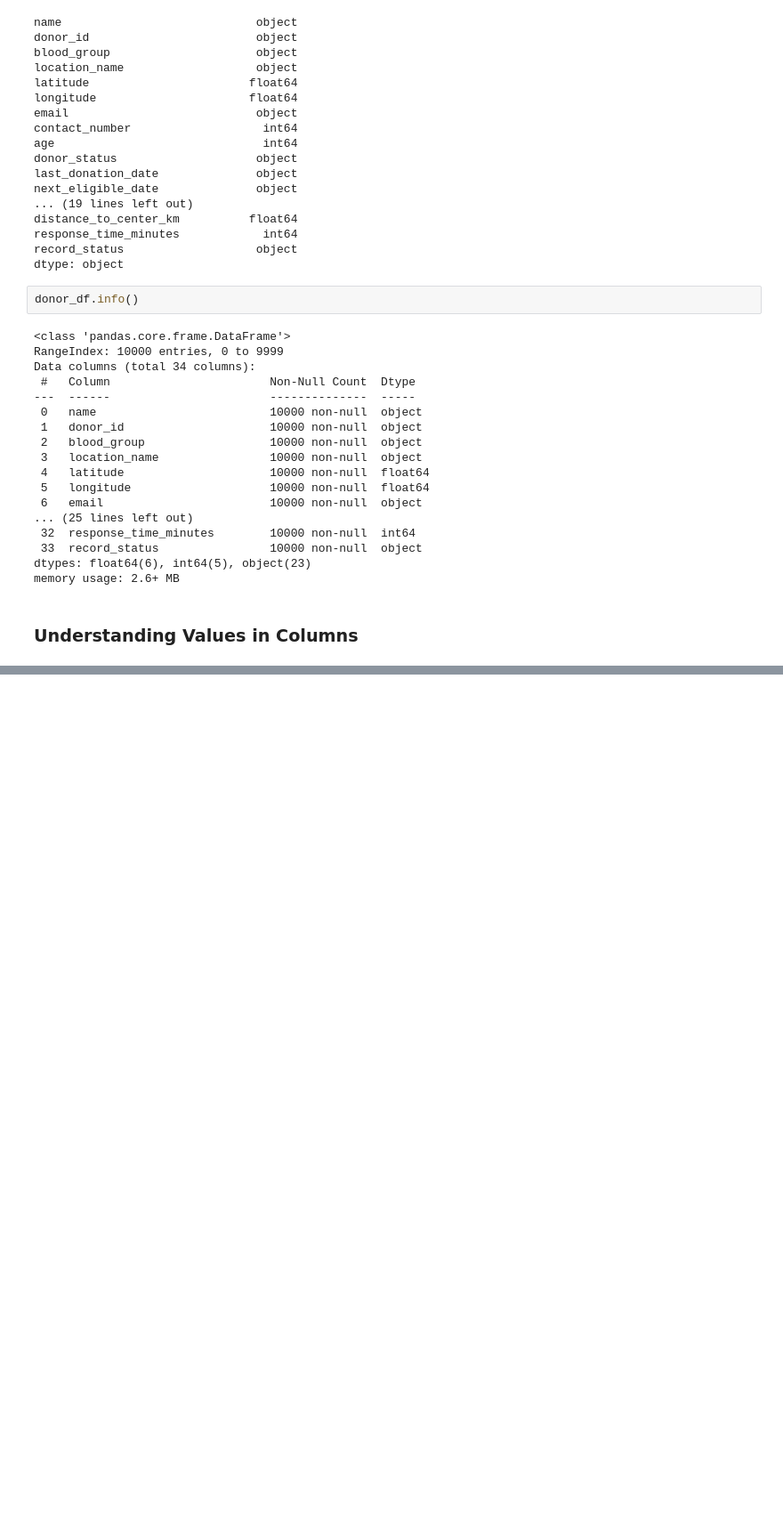
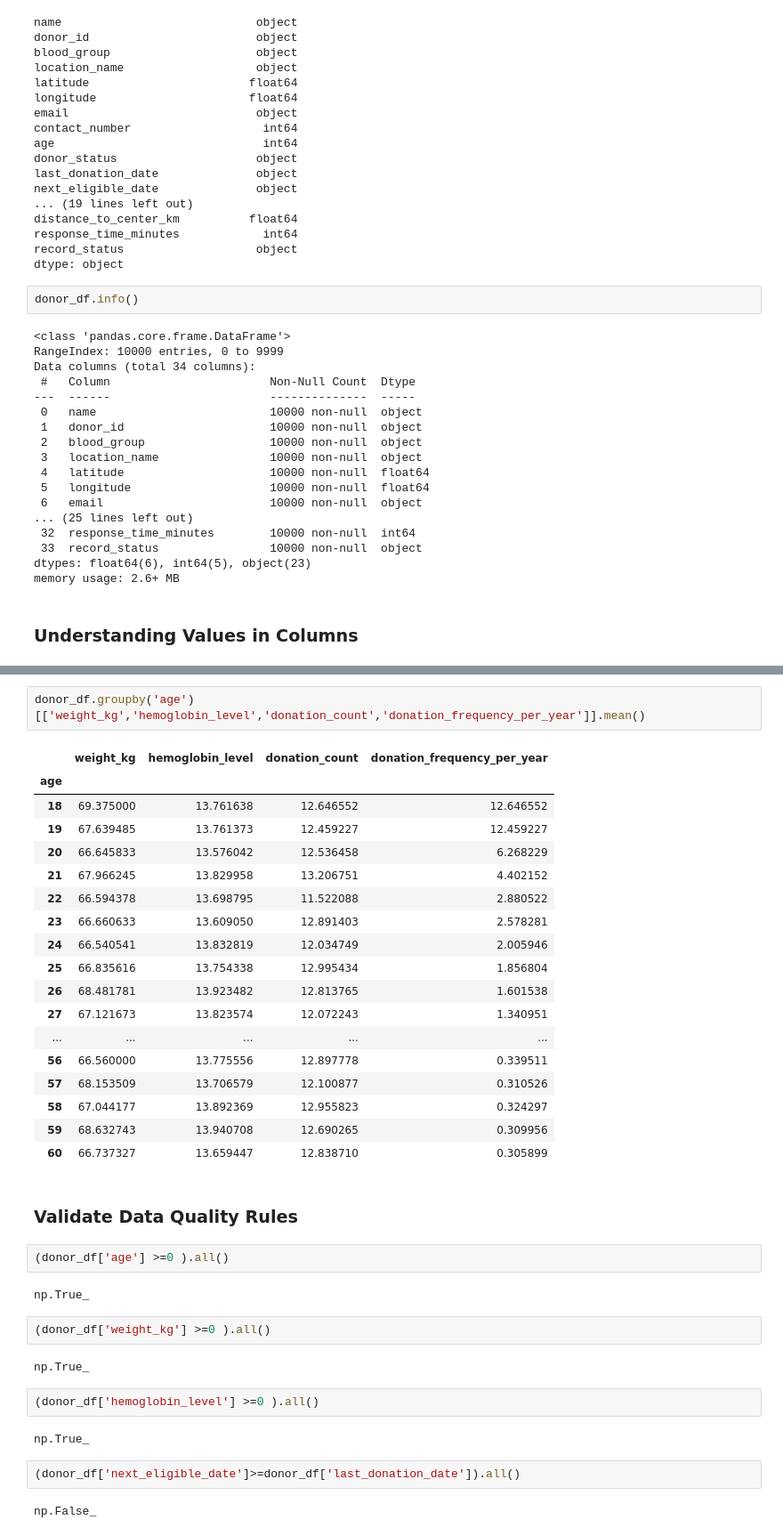
Before and after one commit to AnupCh37/BloodFinderAnalysis, a Jupyter notebook: notebooks/01_data_overview_cleaning.ipynb, the cells around one changed output, grey strips where cells are left out. Shown at 89% size. Saved outputs shown, nothing was run; the diff lists cells and outputs as text; blank space fills up the shorter version.

```diff
--- a/notebooks/01_data_overview_cleaning.ipynb
+++ b/notebooks/01_data_overview_cleaning.ipynb
@@ -267,0 +252,39 @@ donor_df['preferred_contact_method'].value_counts()
+# %%
+donor_df.groupby('age')[['weight_kg','hemoglobin_level','donation_count','donation_frequency_per_year']].mean()
+# %% [output]
+|  | weight_kg | hemoglobin_level | donation_count | donation_frequency_per_year |
+| age |  |  |  |  |
+| 18 | 69.375000 | 13.761638 | 12.646552 | 12.646552 |
+| 19 | 67.639485 | 13.761373 | 12.459227 | 12.459227 |
+| 20 | 66.645833 | 13.576042 | 12.536458 | 6.268229 |
+| 21 | 67.966245 | 13.829958 | 13.206751 | 4.402152 |
+| 22 | 66.594378 | 13.698795 | 11.522088 | 2.880522 |
+| 23 | 66.660633 | 13.609050 | 12.891403 | 2.578281 |
+| 24 | 66.540541 | 13.832819 | 12.034749 | 2.005946 |
+| 25 | 66.835616 | 13.754338 | 12.995434 | 1.856804 |
+| 26 | 68.481781 | 13.923482 | 12.813765 | 1.601538 |
+| 27 | 67.121673 | 13.823574 | 12.072243 | 1.340951 |
+| ... | ... | ... | ... | ... |
+| 56 | 66.560000 | 13.775556 | 12.897778 | 0.339511 |
+| 57 | 68.153509 | 13.706579 | 12.100877 | 0.310526 |
+| 58 | 67.044177 | 13.892369 | 12.955823 | 0.324297 |
+| 59 | 68.632743 | 13.940708 | 12.690265 | 0.309956 |
+| 60 | 66.737327 | 13.659447 | 12.838710 | 0.305899 |
+# %% [markdown]
+### Validate Data Quality Rules
+# %%
+(donor_df['age'] >=0 ).all()
+# %% [output]
+np.True_
+# %%
+(donor_df['weight_kg'] >=0 ).all()
+# %% [output]
+np.True_
+# %%
+(donor_df['hemoglobin_level'] >=0 ).all()
+# %% [output]
+np.True_
+# %%
+(donor_df['next_eligible_date']>=donor_df['last_donation_date']).all()
+# %% [output]
+np.False_
```
Also changed, not shown: parts of 58 cells of this notebook.
